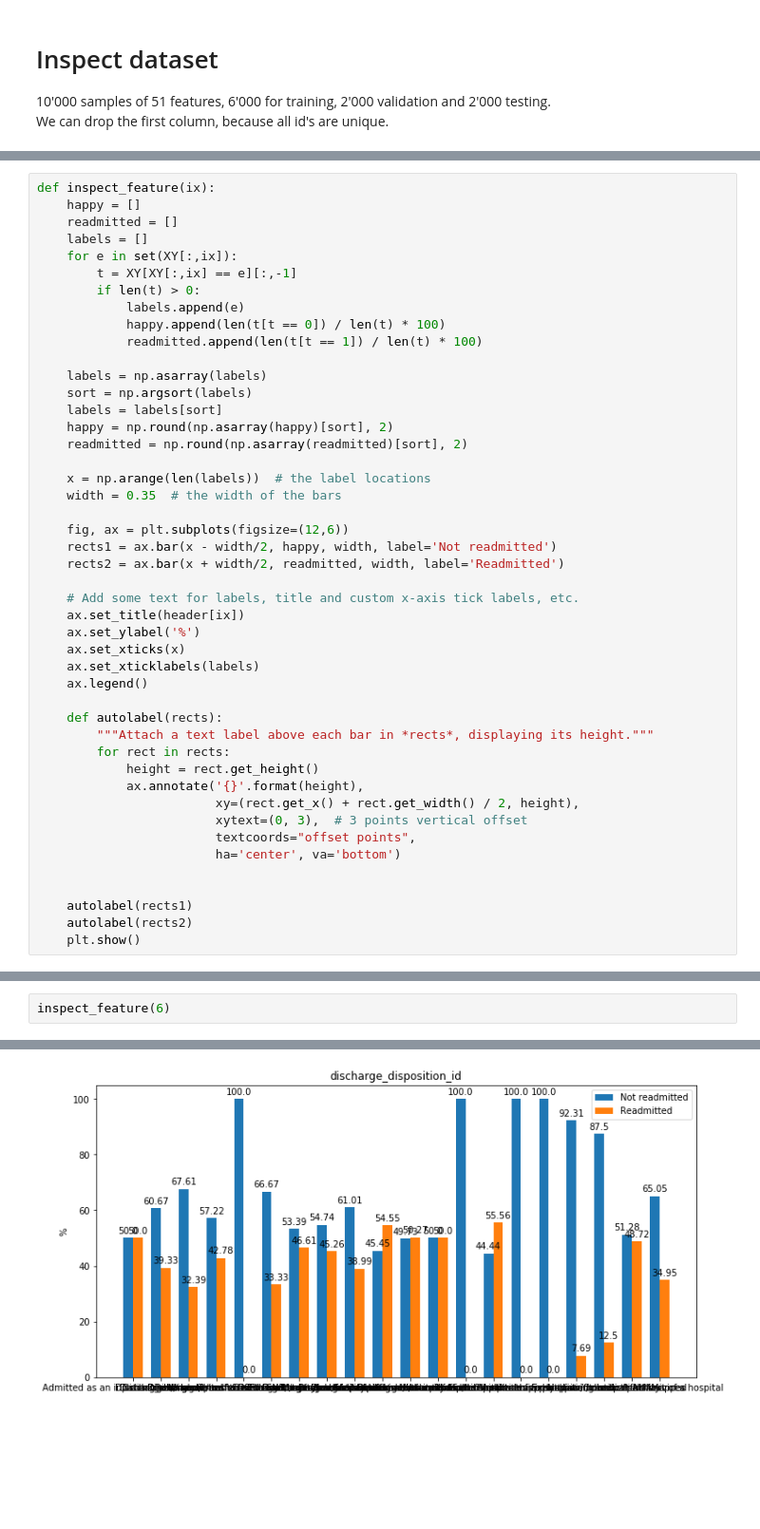
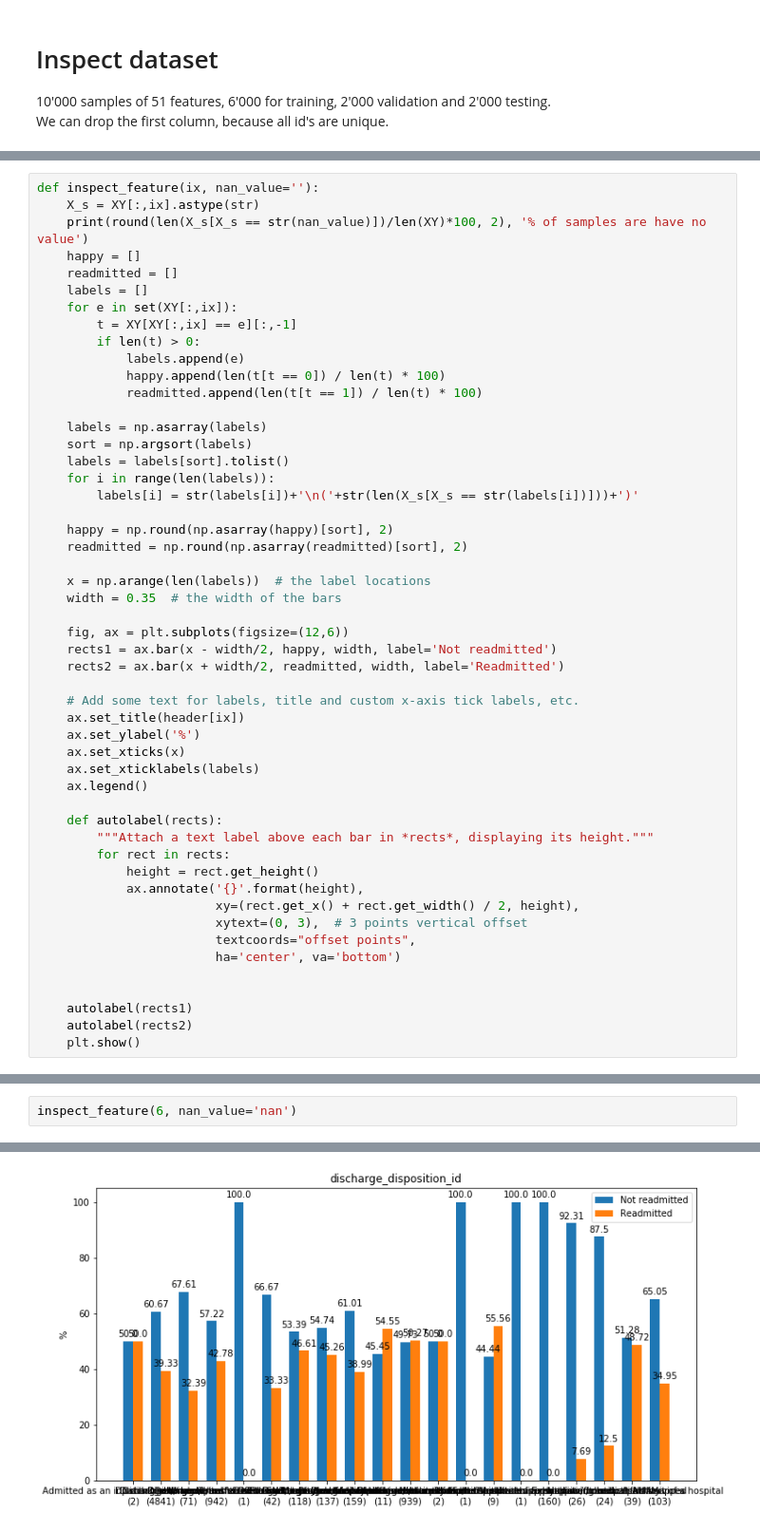
Before and after one commit to rbischof/ML4HC, a Jupyter notebook: project_2/Analysis.ipynb, the cells around one changed output, grey strips where cells are left out. Shown at 95% size. Cells and saved outputs as stored; diff of their text form; blank space fills up the shorter version.

```diff
--- a/project_2/Analysis.ipynb
+++ b/project_2/Analysis.ipynb
@@ -30,7 +59,9 @@ print("Percentage of not readmitted vs. readmitted:", np.bincount(Y) / len(Y) *
 # %% [output]
 Percentage of not readmitted vs. readmitted: [60.35 39.65]
 # %%
-def inspect_feature(ix):
+def inspect_feature(ix, nan_value=''):
+    X_s = XY[:,ix].astype(str)
+    print(round(len(X_s[X_s == str(nan_value)])/len(XY)*100, 2), '% of samples are have no value')
     happy = []
     readmitted = []
     labels = []
@@ -43,7 +74,10 @@ def inspect_feature(ix):
 
     labels = np.asarray(labels)
     sort = np.argsort(labels)
-    labels = labels[sort]
+    labels = labels[sort].tolist()
+    for i in range(len(labels)):
+        labels[i] = str(labels[i])+'\n('+str(len(X_s[X_s == str(labels[i])]))+')'
+
     happy = np.round(np.asarray(happy)[sort], 2)
     readmitted = np.round(np.asarray(readmitted)[sort], 2)
 
@@ -98,3 +195,3 @@ inspect_feature(5)
 # %%
-inspect_feature(6)
+inspect_feature(6, nan_value='nan')
 # %% [output]
@@ -101 +199 @@ inspect_feature(6)
-[figure, old version]
+[figure, new version]
```
Also changed, not shown: parts of 110 cells of this notebook, 2 other files.
